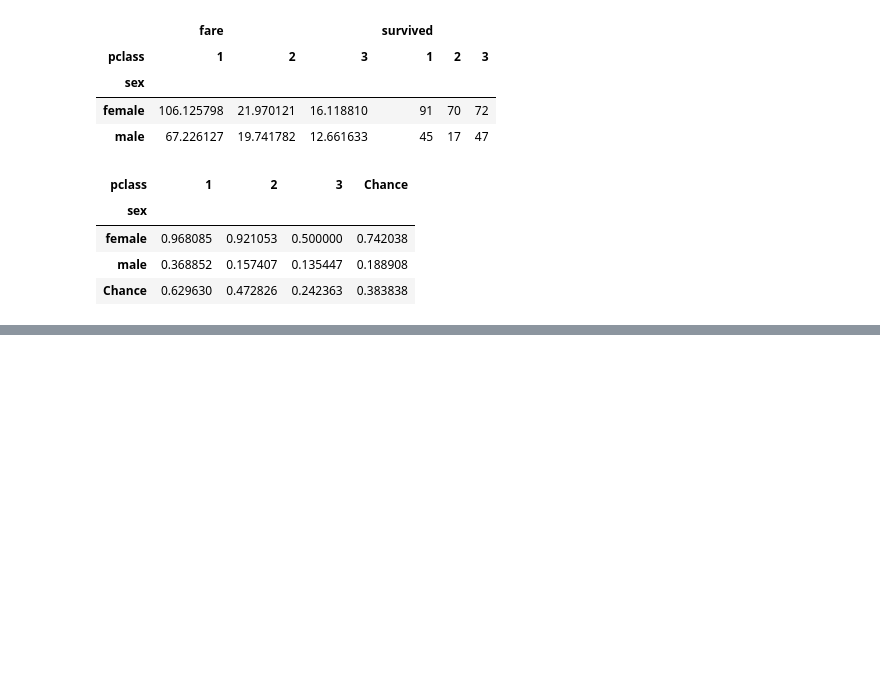
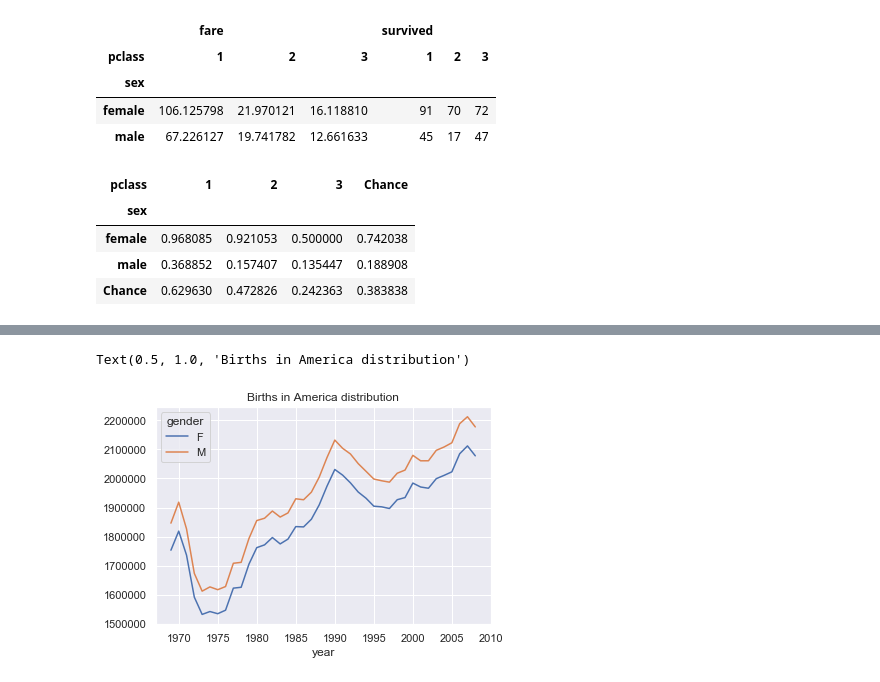
Before and after one commit to freesinger/Handbook_Notes, a Jupyter notebook: pandas/3.10 Pivot Table.ipynb, the cells around one changed output, grey strips where cells are left out. Saved outputs shown, nothing was run; the diff lists cells and outputs as text; code cells hidden in the pictures; blank space fills up the shorter version.

```diff
--- a/pandas/3.10 Pivot Table.ipynb
+++ b/pandas/3.10 Pivot Table.ipynb
@@ -75,0 +80,3 @@ titanic.pivot_table('survived', index='sex', columns='pclass', margins=True, mar
+# %%
+births = pd.read_csv('births.csv')
+births.head()
@@ -75,0 +90,4 @@ titanic.pivot_table('survived', index='sex', columns='pclass', margins=True, mar
+# %%
+# add Decades
+births['decade'] = (births['year'] // 10) * 10
+births.pivot_table('births', index='decade', columns='gender', aggfunc=np.sum)
@@ -75,0 +105,7 @@ titanic.pivot_table('survived', index='sex', columns='pclass', margins=True, mar
+# %%
+sns.set()
+births.pivot_table('births', index='year', columns='gender', aggfunc=np.sum).plot()
+plt.title('Births in America distribution')
+# %% [output]
+Text(0.5, 1.0, 'Births in America distribution')
+[figure, added]
```
Also changed, not shown: parts of 13 cells of this notebook, 1 other file.
